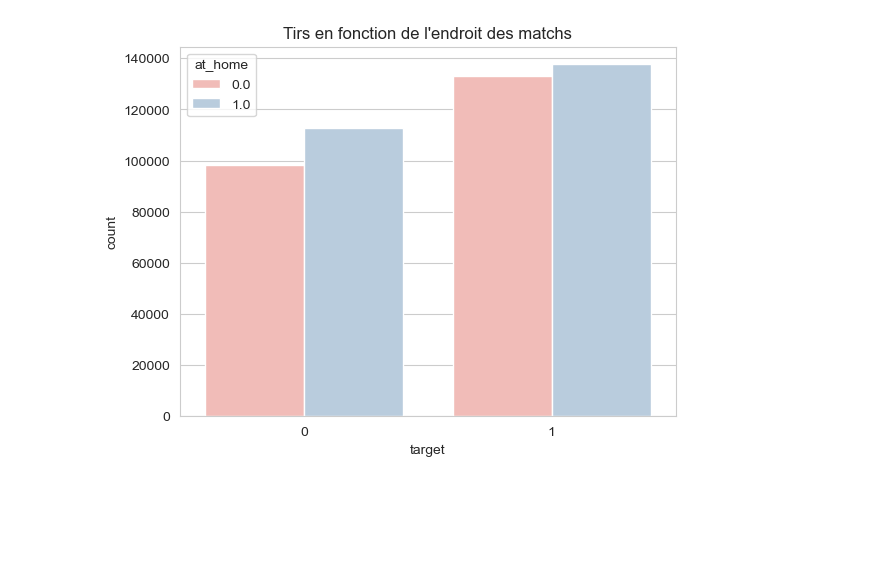
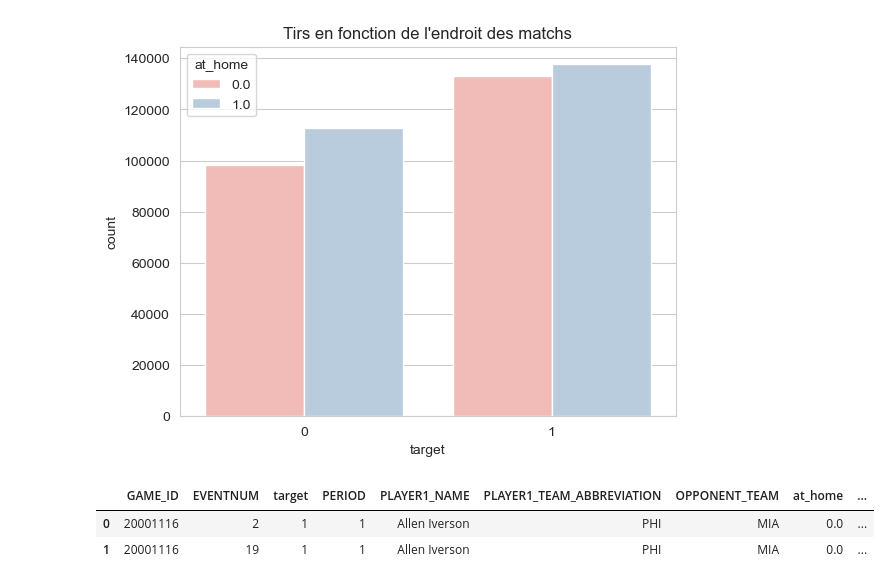
Before and after one commit to DataScientest-Studio/fev24_cds_nba1, a Jupyter notebook: notebooks/2.0-sarah-data-preprocessing.ipynb, the cells around one changed output. Cells and saved outputs as stored; diff of their text form; code cells hidden in the pictures; blank space fills up the shorter version.

```diff
--- a/notebooks/2.0-sarah-data-preprocessing.ipynb
+++ b/notebooks/2.0-sarah-data-preprocessing.ipynb
@@ -562,0 +559,6 @@ plt.show()
+# %%
+all_plays.head(2)
+# %% [output]
+|  | GAME_ID | EVENTNUM | target | PERIOD | PLAYER1_NAME | PLAYER1_TEAM_ABBREVIATION | OPPONENT_TEAM | at_home | ... |
+| 0 | 20001116 | 2 | 1 | 1 | Allen Iverson | PHI | MIA | 0.0 | ... |
+| 1 | 20001116 | 19 | 1 | 1 | Allen Iverson | PHI | MIA | 0.0 | ... |
```
Also changed, not shown: parts of 3 cells of this notebook, 6 other files.
